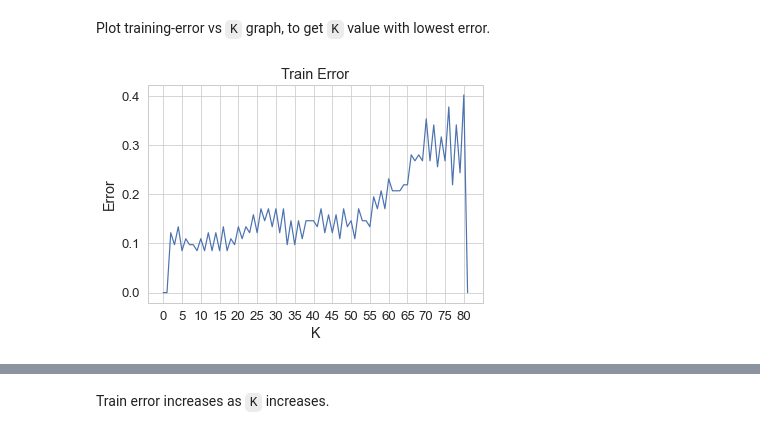
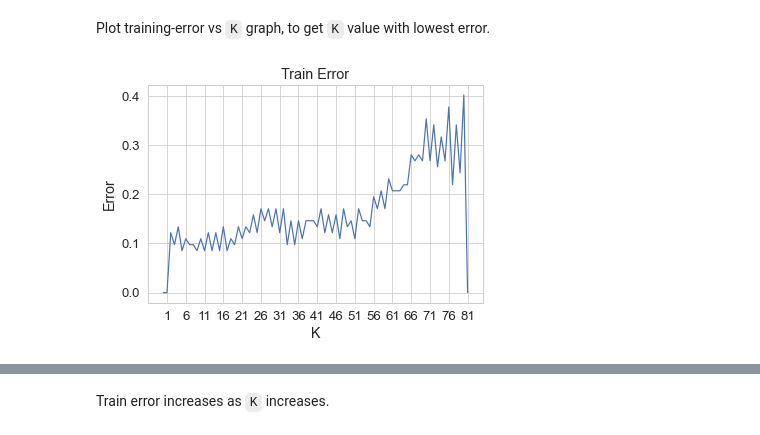
Before and after one commit to DheemanthBhat/ML-Concepts, a Jupyter notebook: 3. K-Nearest Neighbor (KNN)/K-Nearest Neighbor (KNN).ipynb, the cells around one changed output, grey strips where cells are left out. Cells and saved outputs as stored; diff of their text form; code cells hidden in the pictures.

```diff
--- a/3. K-Nearest Neighbor (KNN)/K-Nearest Neighbor (KNN).ipynb
+++ b/3. K-Nearest Neighbor (KNN)/K-Nearest Neighbor (KNN).ipynb
@@ -88,7 +88,7 @@ def all_zeros(numbers):
     return all(n == 0 for n in numbers)
 
 
-def get_count(items, key):
+def groupby_count(items, key):
     """
     Function to count `key` in a list of items.
     """
@@ -207,18 +212,11 @@ def cosine_similarity(p1, p2):
     return dot_prod / (p1_mag * p2_mag)
 
 
-def cosine_distance(p1, p2):
-    """
-    Function to compute Cosine Distance between two points.
-    """
-    return 1 - cosine_similarity(p1, p2)
+# Function to compute Cosine Distance between two points.
+cosine_distance = lambda p1, p2: 1 - cosine_similarity(p1, p2)
 
-
-def manhattan_distance(p1, p2):
-    """
-    Function to compute Manhattan Distance between tow points.
-    """
-    return abs(p1[0] - p2[0]) + abs(p1[1] - p2[1])
+# Function to compute Manhattan Distance between tow points.
+manhattan_distance = lambda p1, p2: abs(p1[0] - p2[0]) + abs(p1[1] - p2[1])
 
 
 def minkowski_distance(p1, p2, p=3):
@@ -229,11 +227,8 @@ def minkowski_distance(p1, p2, p=3):
     return math.pow(diff, 1 / p)
 
 
-def euclidean_distance(p1, p2):
-    """
-    Function to compute Euclidean Distance between two points.
-    """
-    return minkowski_distance(p1, p2, p=2)
+# Function to compute Euclidean Distance between two points.
+euclidean_distance = lambda p1, p2: minkowski_distance(p1, p2, p=2)
 # %% [output]
 [interactive output not drawn]
 # %% [markdown]
@@ -371,7 +366,7 @@ def majority_vote(knn):
         raise ValueError("Class list is empty.")
 
     # Get class-labels of all data-points and take majority vote/count.
-    cl_count = get_count(knn, lambda n: n.get("label", None))
+    cl_count = groupby_count(knn, lambda n: n.get("label", None))
     log("Class count:", cl_count)
 
     # Sort class-labels by count.
@@ -541,7 +536,7 @@ def fit(S, T, K=5):
                 # Predicted class-label is same as actual class-label.
                 pcl_count += 1
 
-        return 1 - pcl_count / len(T)  # Training error
+        return round(1 - pcl_count / len(T), 4)  # Training error
 
     except ValueError as ve:
         print("Error:", ve)
@@ -564,13 +559,13 @@ Plot training-error vs `K` graph, to get `K` value with lowest error.
 # %%
 sns.lineplot(data=train_errors)
 plt.title("Train Error")
 plt.xlabel("K")
 plt.ylabel("Error")
-plt.xticks(ticks=range(0, 85, 5))
+plt.xticks(ticks=range(1, 85, 5))
 
 plt.show()
 # %% [output]
-[figure, old version]
+[figure, new version]
 [interactive output not drawn]
 # %% [markdown]
 Train error increases as `K` increases.
```
Also changed, not shown: parts of 6 cells of this notebook, 4 other files.
